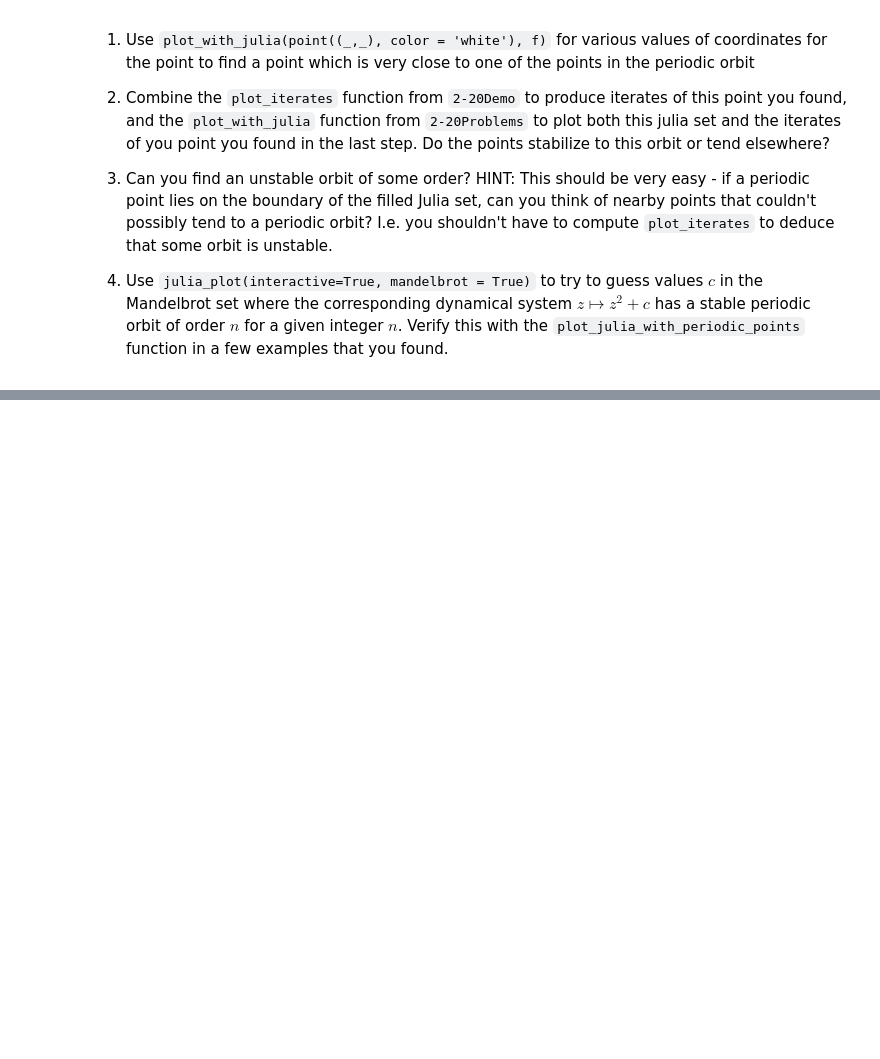
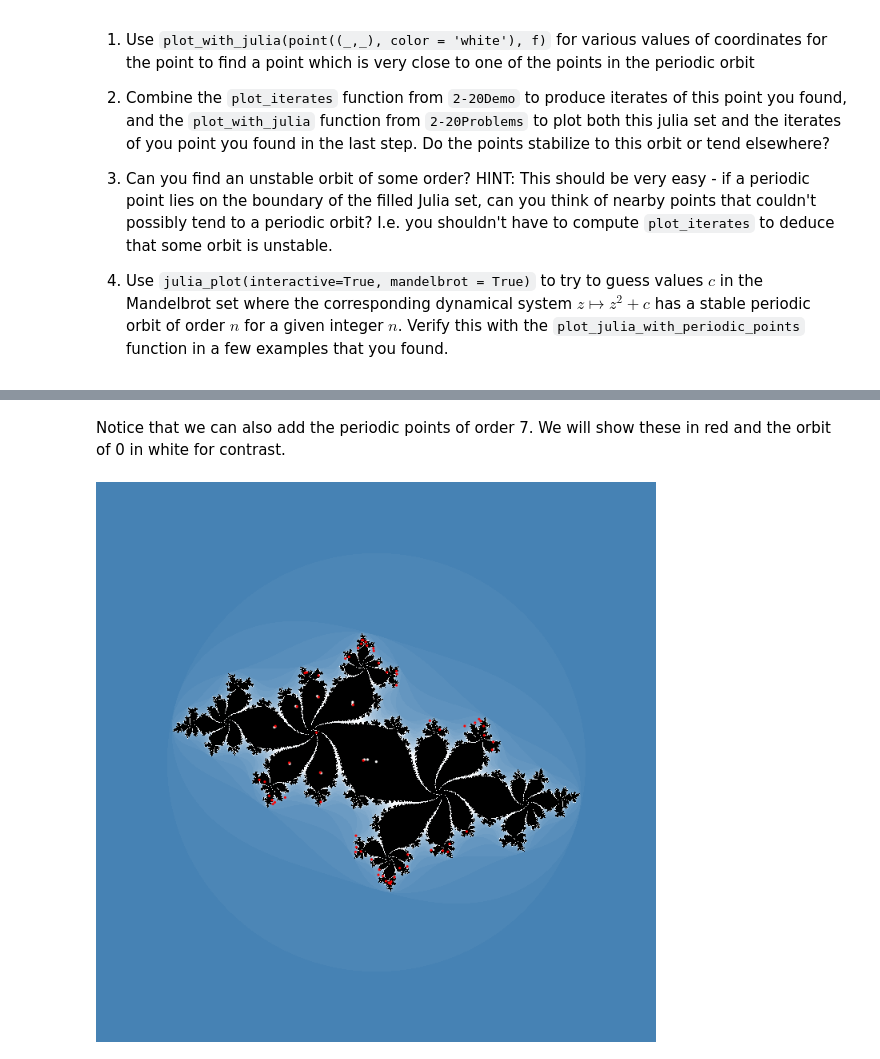
Before and after one commit to sam-dehority/SHPChaoasandFractals2021Spring, a Jupyter notebook: 2-27Problems.ipynb, the cells around one changed output, grey strips where cells are left out. Cells and saved outputs as stored; diff of their text form; code cells hidden in the pictures; blank space fills up the shorter version.

```diff
--- a/2-27Problems.ipynb
+++ b/2-27Problems.ipynb
@@ -49,0 +140,11 @@ This problem deals with the **stability** and **instability** of fixed points an
+# %% [markdown]
+Notice that we can also add the periodic points of order 7. We will show these in red and the orbit of 0 in white for contrast.
+# %%
+period = 7
+iterate_l = lambda g , n: f if n ==1 else g(z = iterate_l(g, n-1))
+root_plot = plot_roots_N(R(iterate_l(f, period) - z), color = 'red')
+a= plot_with_julia(orbit_of_0 + root_plot, f, pixel_count = 700)
+#a.save("./tmp/a2.png")
+a
+# %% [output]
+[figure, added]
```
Also changed, not shown: parts of 20 cells of this notebook.
